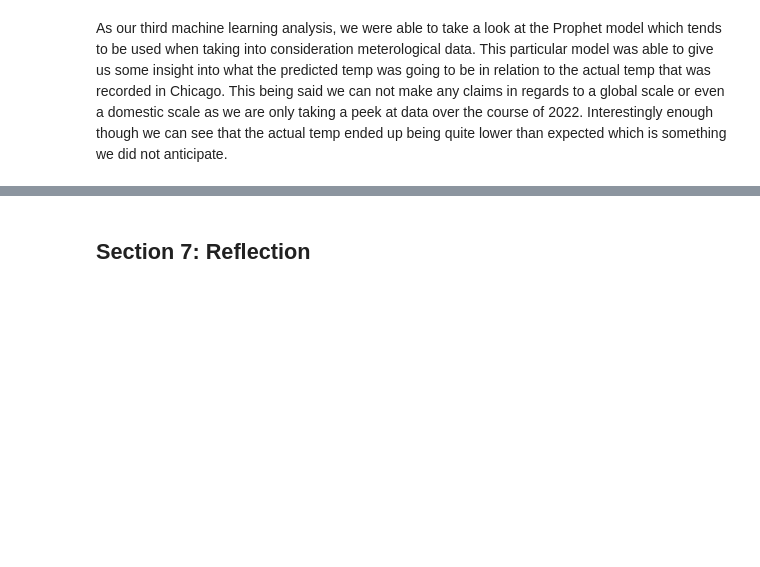
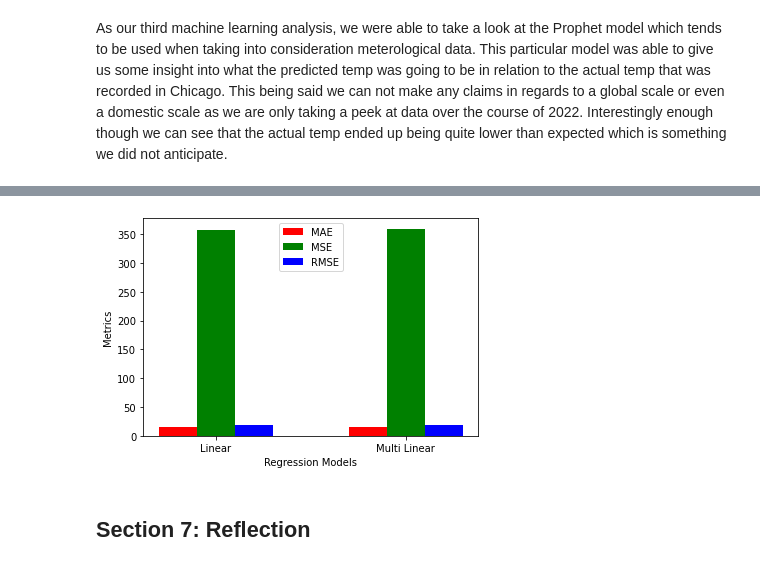
Before and after one commit to CS418/group-project-the-fast-the-curious, a Jupyter notebook: Project.ipynb, the cells around one changed output, grey strips where cells are left out. Saved outputs shown, nothing was run; the diff lists cells and outputs as text; code cells hidden in the pictures; blank space fills up the shorter version.

```diff
--- a/Project.ipynb
+++ b/Project.ipynb
@@ -345,3 +491,22 @@ As our third machine learning analysis, we were able to take a look at the Proph
+# %%
+# metrics plotted for each model to visually show similarities
+# Reference: https://www.geeksforgeeks.org/create-a-grouped-bar-plot-in-matplotlib/
+import numpy as np
+x = np.arange(2)
+y1 = [15.72, 15.73]
+y2 = [357.42, 359.31]
+y3 = [18.91, 18.96]
+
+plt.bar(x-0.2, y1, 0.2, color='red')
+plt.bar(x, y2, 0.2, color='green')
+plt.bar(x+0.2, y3, 0.2, color='blue')
+plt.xticks(x, ['Linear', 'Multi Linear'])
+plt.xlabel("Regression Models")
+plt.ylabel("Metrics")
+plt.legend(["MAE", "MSE", "RMSE"], loc=9)
+plt.show()
+# %% [output]
+[figure, added]
 # %% [markdown]
 ## Section 7: Reflection <br>
 # %% [markdown]
```
Also changed, not shown: parts of 28 cells of this notebook.
